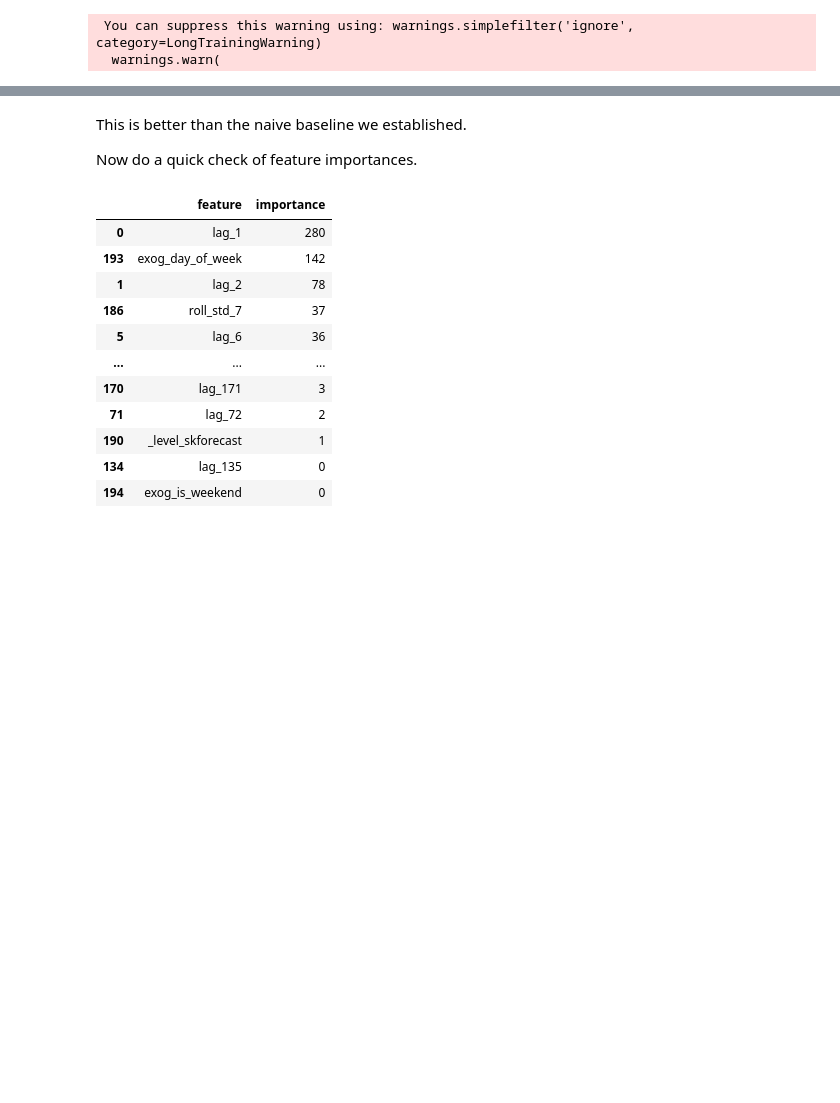
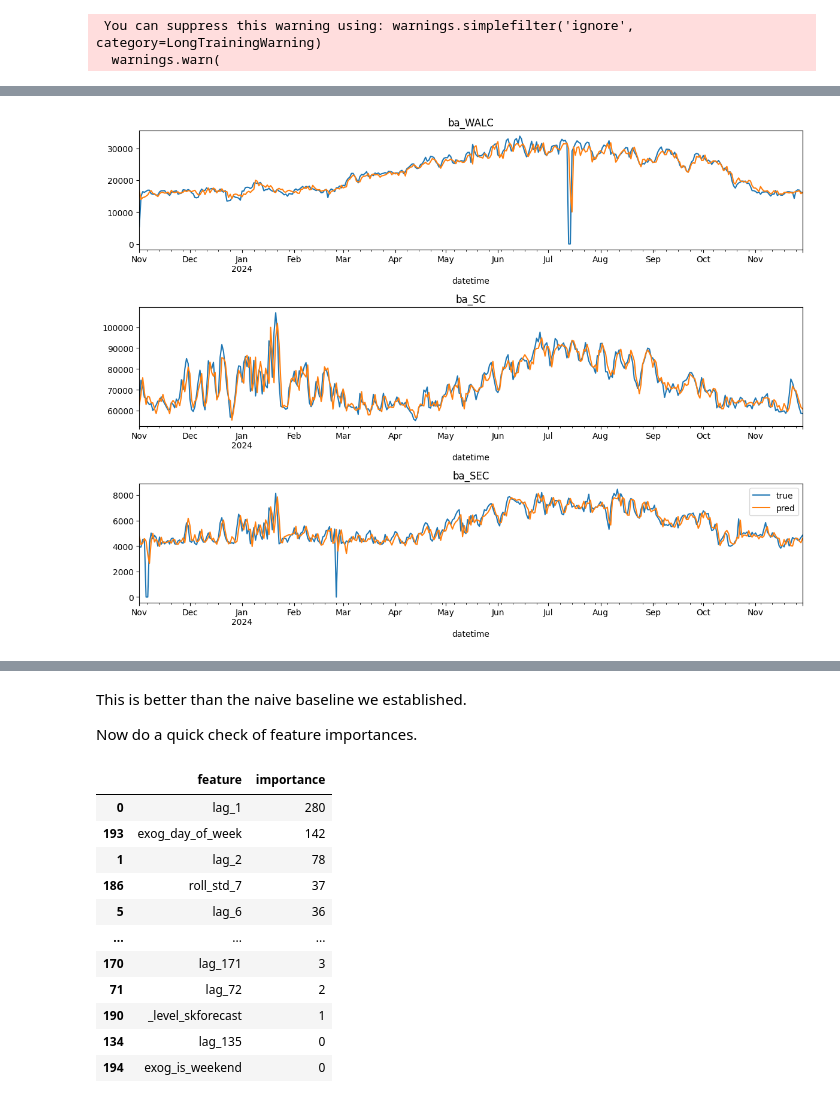
Before and after one commit to d-lazenby/energy-demand-forecasting, a Jupyter notebook: notebooks/05_lgbm_model.ipynb, the cells around one changed output, grey strips where cells are left out. Cells and saved outputs as stored; diff of their text form; code cells hidden in the pictures; blank space fills up the shorter version.

```diff
--- a/notebooks/05_lgbm_model.ipynb
+++ b/notebooks/05_lgbm_model.ipynb
@@ -82,0 +126,25 @@ metrics[metrics['levels'] == 'average']
+# %%
+import random
+import matplotlib.pyplot as plt
+from typing import List
+
+def plot_sampled_bas_with_demand_and_predictions(
+    data: pd.DataFrame,
+    predictions: pd.DataFrame,
+    n_samples: int | List[str] = 3):
+
+    sampled_bas = random.choices(data.filter(like="ba_").columns, k=n_samples)
+
+    _, ax = plt.subplots(figsize=(12, 3 * n_samples), nrows=n_samples)
+    for i in range(n_samples):
+        data.loc[:, ba := sampled_bas[i]].plot(ax=ax[i], label="true")
+        predictions.loc[:, ba].plot(ax=ax[i], label="pred")
+        ax[i].set_title(ba)
+
+    plt.legend()
+    plt.tight_layout()
+    plt.show()
+
+plot_sampled_bas_with_demand_and_predictions(data_test, backtest_predictions, 3)
+# %% [output]
+[figure, added]
```
Also changed, not shown: parts of 10 cells of this notebook.
